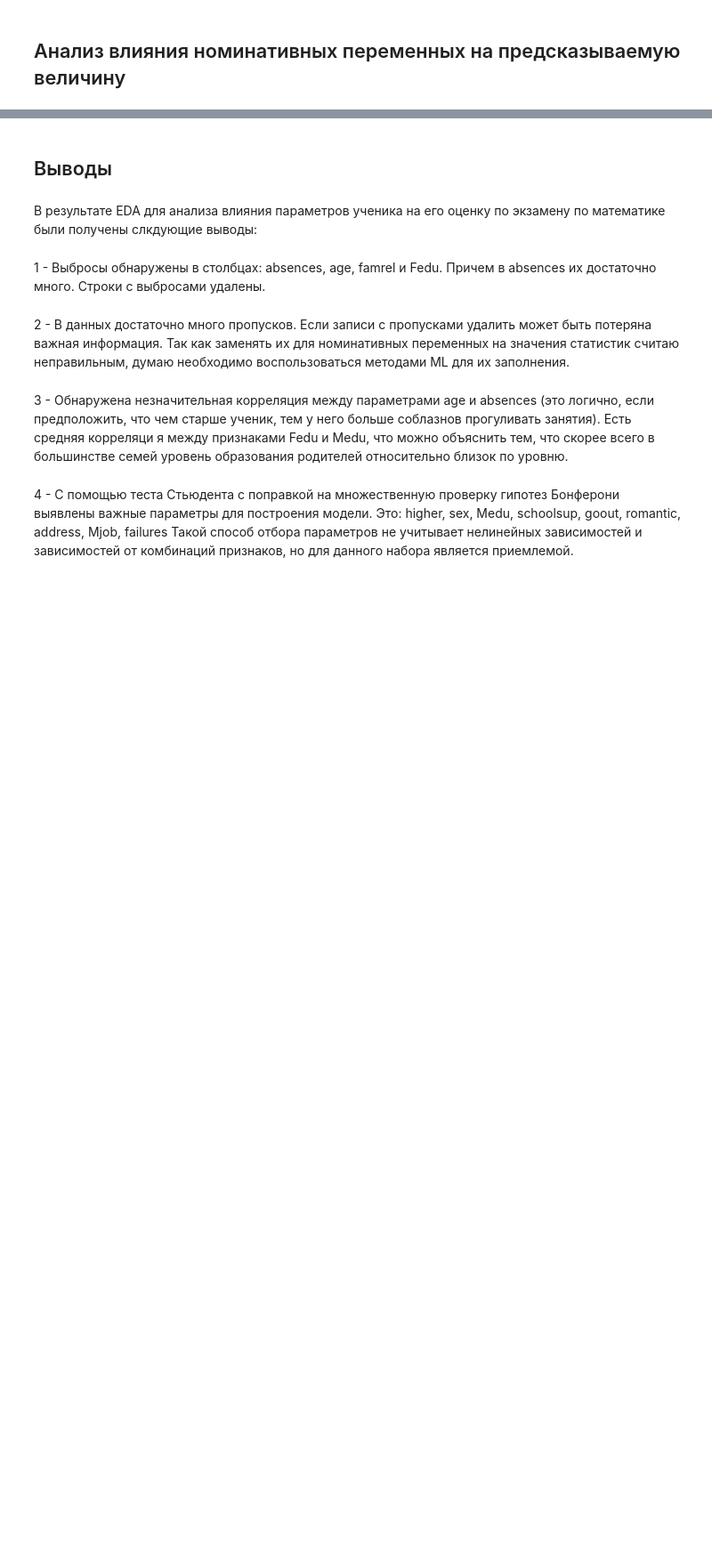
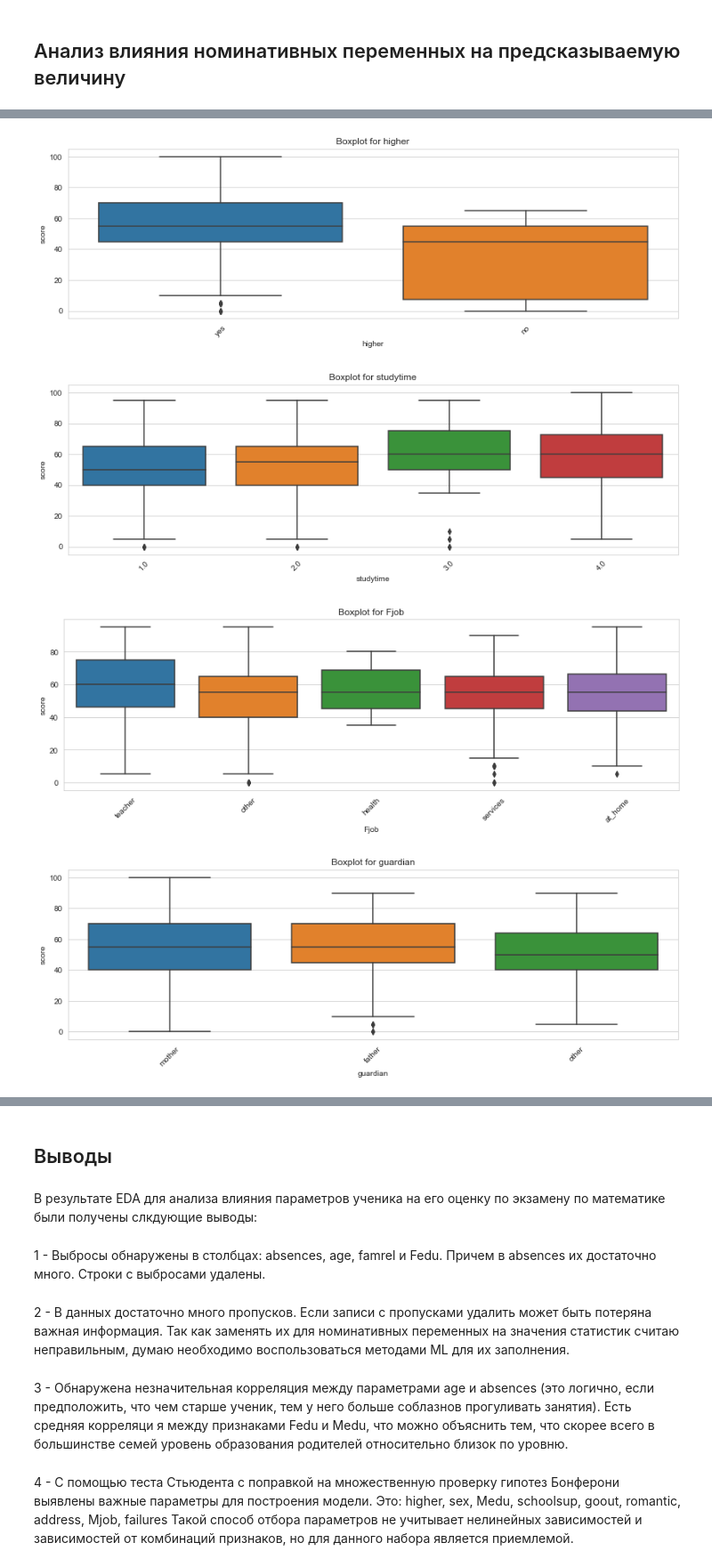
Before and after one commit to sand74/skillfactory, a Jupyter notebook: module_2/eda_solve.ipynb, the cells around one changed output, grey strips where cells are left out. Shown at 89% size. Saved outputs shown, nothing was run; the diff lists cells and outputs as text; code cells hidden in the pictures; blank space fills up the shorter version.

```diff
--- a/module_2/eda_solve.ipynb
+++ b/module_2/eda_solve.ipynb
@@ -697,0 +707,8 @@ def get_stat_dif(feature):
+# %%
+for col in nom_features[10:15]:
+    get_boxplot(col)
+# %% [output]
+[figure, added]
+[figure, added]
+[figure, added]
+[figure, added]
```
Also changed, not shown: parts of 32 cells of this notebook.
